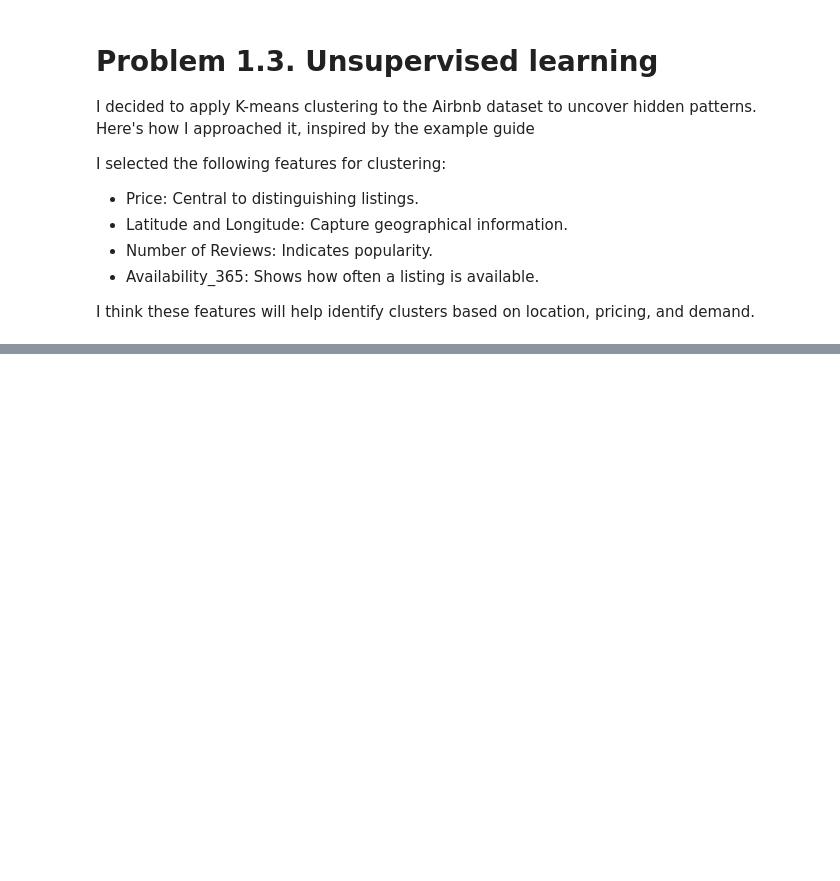
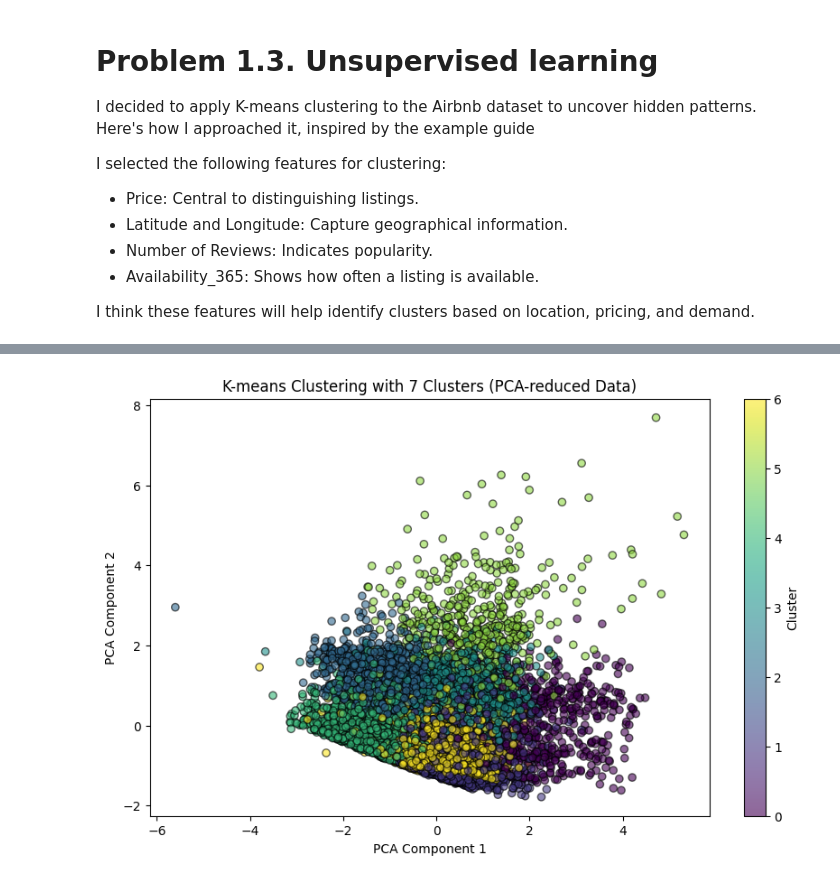
Before and after one commit to duorfan/530AI, a Jupyter notebook: supervised&unsupervised.ipynb, the cells around one changed output, grey strips where cells are left out. Saved outputs shown, nothing was run; the diff lists cells and outputs as text; code cells hidden in the pictures; blank space fills up the shorter version.

```diff
--- a/supervised&unsupervised.ipynb
+++ b/supervised&unsupervised.ipynb
@@ -550,0 +464,9 @@ plt.show()
+# %%
+# Applying KMeans with k=7
+kmeans = KMeans(n_clusters=7, random_state=42)
+kmeans.fit(X_scaled)
+labels = kmeans.labels_
+
+# Adding cluster labels to the dataframe
+df_clustered = X.copy()
+df_clustered['cluster'] = labels
@@ -550,0 +492,15 @@ plt.show()
+# %%
+from sklearn.decomposition import PCA
+
+pca = PCA(n_components=2)
+X_pca = pca.fit_transform(X_scaled)
+# %%
+plt.figure(figsize=(10, 6))
+plt.scatter(X_pca[:, 0], X_pca[:, 1], c=labels, cmap='viridis', alpha=0.6, edgecolor='k')
+plt.xlabel('PCA Component 1')
+plt.ylabel('PCA Component 2')
+plt.title('K-means Clustering with 7 Clusters (PCA-reduced Data)')
+plt.colorbar(label='Cluster')
+plt.show()
+# %% [output]
+[figure, added]
```
Also changed, not shown: parts of 44 cells of this notebook, 1 other file.
